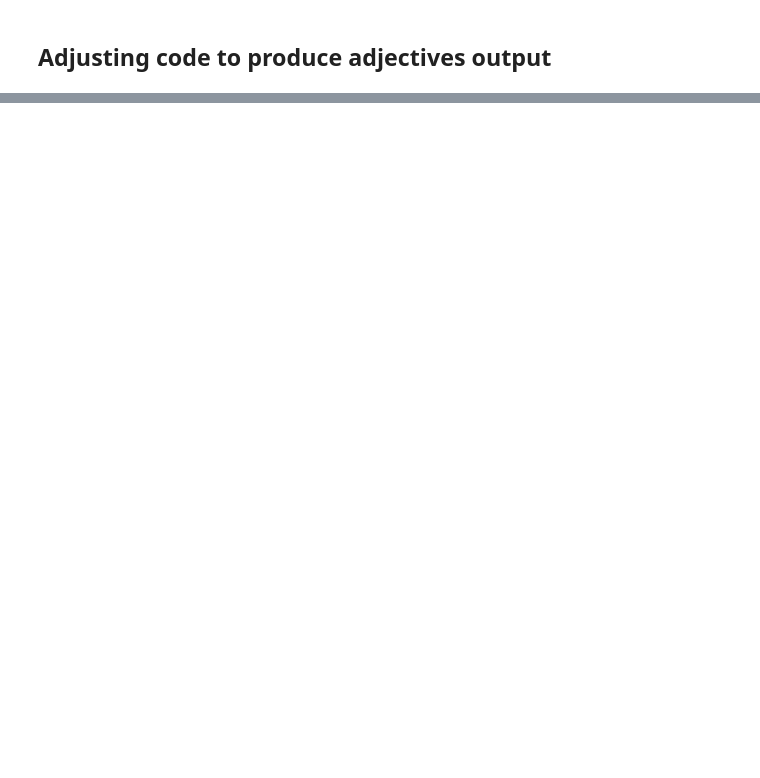
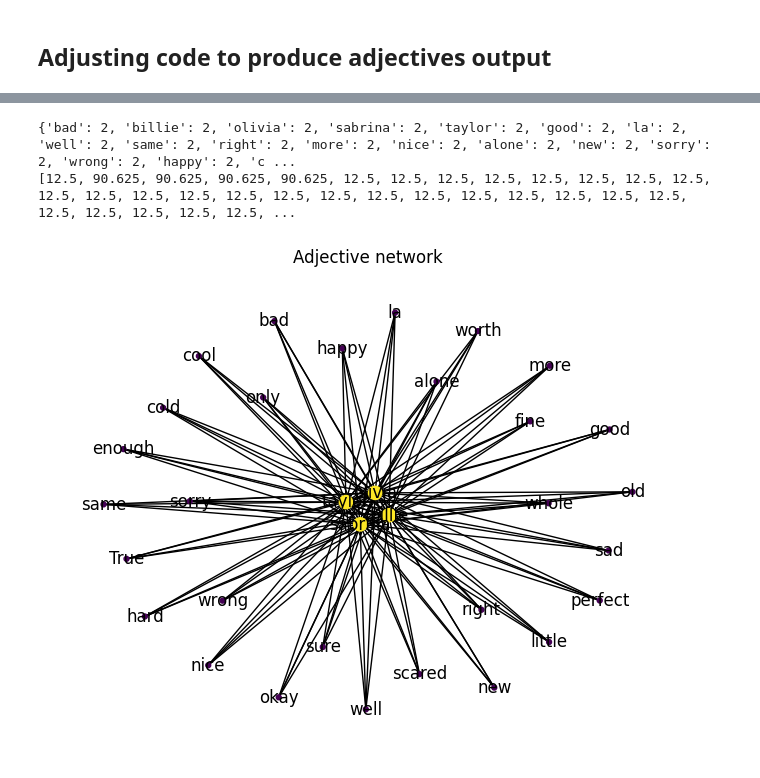
Before and after one commit to lindseyxwood/oliviarodrigo, a Jupyter notebook: lyricNotebook/lyricNotebook-1.ipynb, the cells around one changed output, grey strips where cells are left out. Drawn from its saved outputs; the diff is of its cells as text; code cells hidden in the pictures; blank space fills up the shorter version.

Commit message:
adjusting song html and adding in adj visual

```diff
--- a/lyricNotebook/lyricNotebook-1.ipynb
+++ b/lyricNotebook/lyricNotebook-1.ipynb
@@ -421,7 +384,7 @@ def networkQuery(listLems, InputPath):
                 for $name in $artistNames
                 (: return $name :)
 
-                let $lemmaLines := $allTheLyrics[base-uri() ! contains(., $name)]//l ! text()[contains(., $lemma)]
+                let $lemmaLines := $allTheLyrics[base-uri() ! substring-after(.,'oliviarodrigo/lyricNotebook/lyricXML/') ! contains(., $name)]//l ! text()[contains(., $lemma)]
                 let $billieCount := count($lemmaLines)
                 return ($lemma || '\t' || 'used by' || '\t' || $name || '\t' ||  $billieCount), '\n');
 
@@ -461,7 +443,7 @@ def networkQuery(listLems, InputPath):
                     for $name in $artistNames
                     (: return $name :)
 
-                    let $lemmaLines := $allTheLyrics[base-uri() ! contains(., $name)]//l ! text()[contains(., $lemma)]
+                    let $lemmaLines := $allTheLyrics[base-uri() ! substring-after(.,'oliviarodrigo/lyricNotebook/lyricXML/') ! contains(., $name)]//l ! text()[contains(., $lemma)]
                     let $billieCount := count($lemmaLines)
                     return ($lemma || '\t' || 'used by' || '\t' || $name || '\t' ||  $billieCount), '\n');
 
@@ -492,27 +488,58 @@ networkQuery(listLems, InputPath)
 # %%
 networkData = networkQuery(listLems, InputPath)
 
 # Create the network graph
-net = Network(height='600px', width='100%', bgcolor='#222222', font_color='black', notebook=True, select_menu=True, cdn_resources="in_line")
+G = nx.Graph()
 
 
 # Iterate through the DataFrame and add nodes and edges
 for i, row in networkData.iterrows():
     source = row[0]
     target = row[2]
     weight = row[3]
-    net.add_node(source, shape='box', color='red')
-    net.add_node(target, shape='ellipse', color='purple')
-    net.add_edge(source, target, value=weight*20, title=weight)
+    G.add_node(source, shape='dot')
+    G.add_node(target, shape='triangle')
+    if target == "billie":
+        colorEdge = "blue"
+    elif target == "olivia":
+        colorEdge = "purple"
+    elif target == "sabrina":
+        colorEdge = "pink"
+    elif target == "taylor":
+        colorEdge = "red"
+    else:
+        colorEdge = "coral"
+    # How to write Python if else conditions: https://www.w3schools.com/python/python_conditions.asp
+    G.add_edge(source, target, value=weight, title=weight, color=colorEdge)
 
+# Calculate this network's centrality statistics
+degree_centrality = nx.degree_centrality(G)
+# print(degree_centrality)
 
-# Customize the layout
-# ebb: see PyVis docs: https://pyvis.readthedocs.io/en/latest/documentation.html#pyvis.network.Network.barnes_hut
-# I'm trying out / commenting out various combinations of network properties here:
-# net.barnes_hut()
-net.barnes_hut(gravity=-80000, central_gravity=0.003, spring_length=5, spring_strength=.1, damping=0.5, overlap=0)
+closeness_centrality = nx.closeness_centrality(G)
+eigenvector_centrality = nx.eigenvector_centrality(G)
+eccentricity = nx.eccentricity(G)
+print(eccentricity)
 
-# print(net)
-# Display the graph in the Jupyter Notebook
-net.show_buttons(filter_=['physics'])
-net.show('network_graph.html')
+# VISUALIZE THE NETWORKX NETWORK IN NETwORKX
+# This particular network has low counts and values so networkx may be better suitednto display it.
+
+# Create node size list based on closeness centrality
+node_sizes = [v * 100 for v in degree_centrality.values()]
+print(node_sizes)
+
+# Generate node colors based on degree or eigenvector centrality
+node_colorVals = [c * 20 for c in closeness_centrality.values()]
+
+# Draw the graph
+#npos = nx(G, scale=200, k=0.15, iterations=200, seed=578)  # Positions for all nodes
+# nx.draw(G, with_labels=True, node_size=node_sizes, node_color=node_colorVals, pos=nx.fruchterman_reingold_layout(G), font_size=10)
+# Fruchterman Reingold
+nx.draw(G, with_labels=True, node_size=node_sizes, node_color=node_colorVals, pos=nx.fruchterman_reingold_layout(G))
+plt.title("Adjective network")
+plt.savefig("networkADJ.png")
+plt.show()
+# %% [output]
+{'bad': 2, 'billie': 2, 'olivia': 2, 'sabrina': 2, 'taylor': 2, 'good': 2, 'la': 2, 'well': 2, 'same': 2, 'right': 2, 'more': 2, 'nice': 2, 'alone': 2, 'new': 2, 'sorry': 2, 'wrong': 2, 'happy': 2, 'c ...
+[12.5, 90.625, 90.625, 90.625, 90.625, 12.5, 12.5, 12.5, 12.5, 12.5, 12.5, 12.5, 12.5, 12.5, 12.5, 12.5, 12.5, 12.5, 12.5, 12.5, 12.5, 12.5, 12.5, 12.5, 12.5, 12.5, 12.5, 12.5, 12.5, 12.5, 12.5, 12.5, ...
+[figure, added]
```
Also changed, not shown: parts of 11 cells of this notebook, 16 other files.
